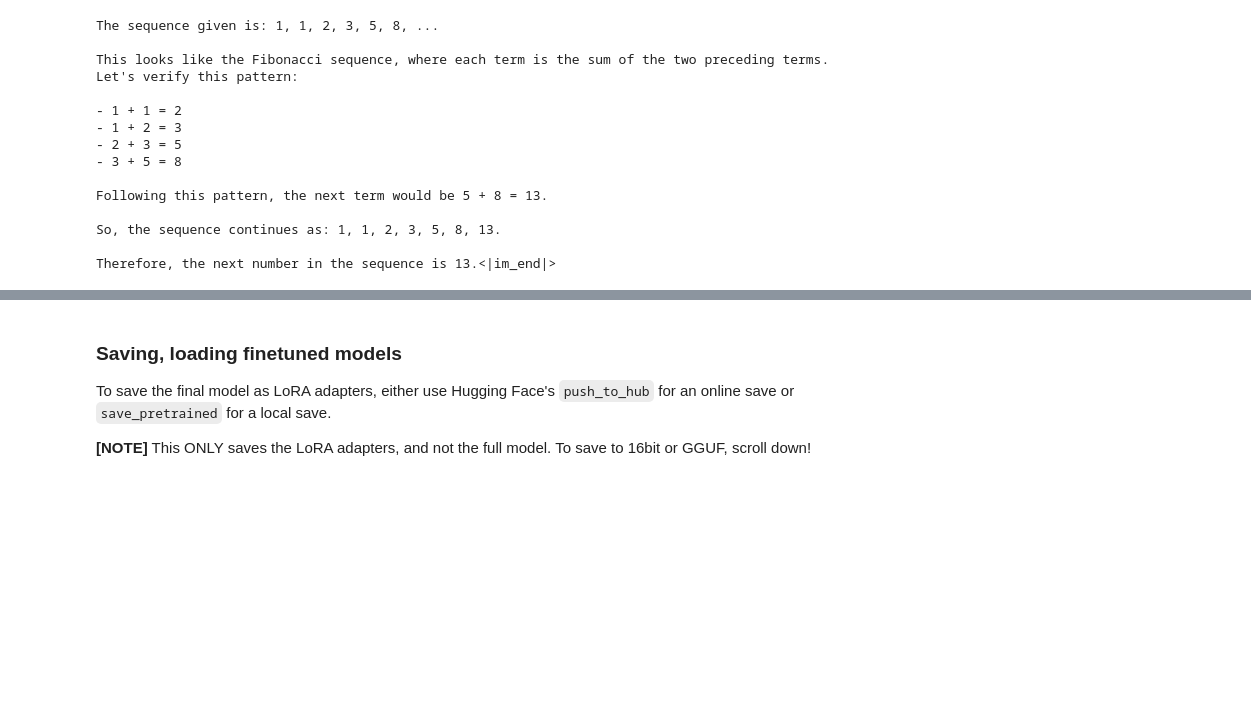
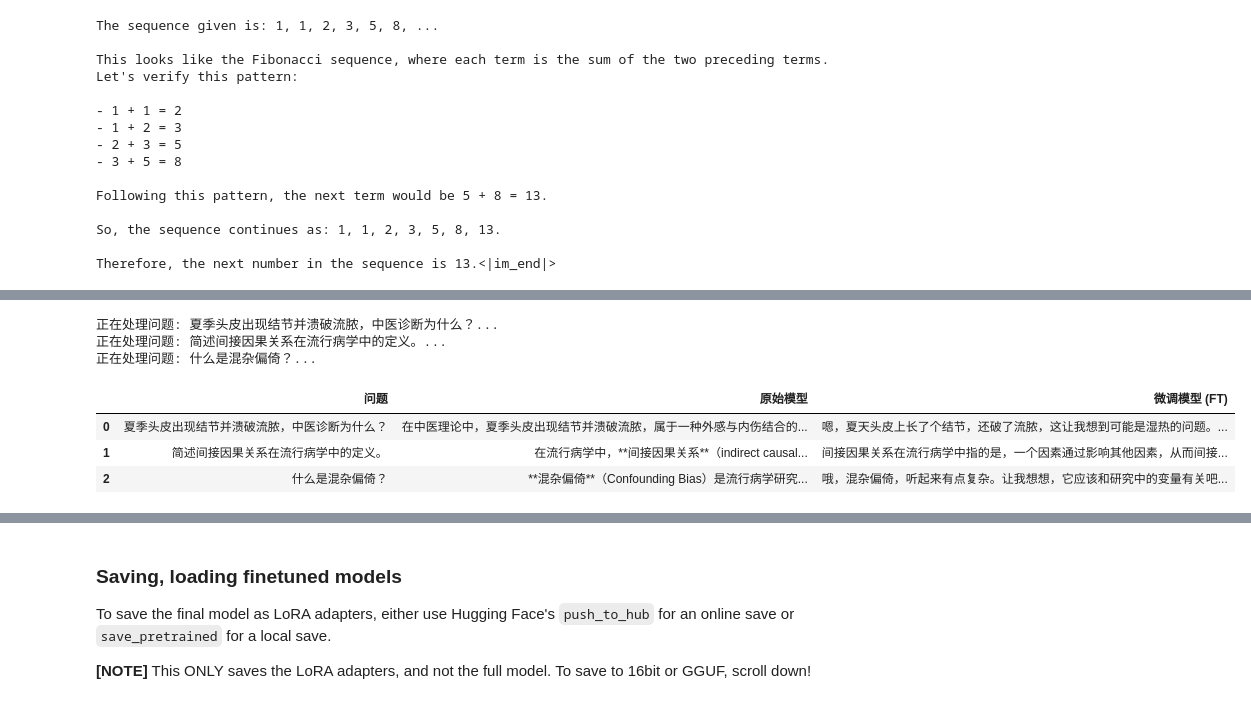
Before and after one commit to BrotherHai/1, a Jupyter notebook: nb/Kaggle-Qwen3_(4B)-Instruct.ipynb, the cells around one changed output, grey strips where cells are left out. Saved outputs shown, nothing was run; the diff lists cells and outputs as text; code cells hidden in the pictures; blank space fills up the shorter version.

```diff
--- a/nb/Kaggle-Qwen3_(4B)-Instruct.ipynb
+++ b/nb/Kaggle-Qwen3_(4B)-Instruct.ipynb
@@ -424,0 +578,12 @@ Therefore, the next number in the sequence is 13.<|im_end|>
+# %%
+from unsloth import FastLanguageModel
+import torch
+
+# 1. 加载原始未微调模型作为对照组
+base_model, base_tokenizer = FastLanguageModel.from_pretrained(
+    model_name = "unsloth/Qwen3-4B-Instruct-2507",
+    max_seq_length = 2048,
+    load_in_4bit = True,
+)
+FastLanguageModel.for_inference(base_model)
+FastLanguageModel.for_inference(model) # 确保微调后的模型也处于推理模式
@@ -424,0 +615,43 @@ Therefore, the next number in the sequence is 13.<|im_end|>
+# %%
+import pandas as pd
+
+def get_response(target_model, target_tokenizer, prompt):
+    messages = [
+        {"role": "system", "content": "你是一个专业的医学知识助手。"},
+        {"role": "user", "content": prompt}
+    ]
+    input_text = target_tokenizer.apply_chat_template(messages, tokenize=False, add_generation_prompt=True)
+    inputs = target_tokenizer(input_text, return_tensors="pt").to("cuda")
+    outputs = target_model.generate(
+        **inputs,
+        max_new_tokens=512,
+        temperature=0.1, # 降低随机性以便公平对比
+        top_p=0.95
+    )
+    return target_tokenizer.decode(outputs[0][len(inputs[0]):], skip_special_tokens=True)
+
+# 准备测试问题
+test_queries = [
+    "夏季头皮出现结节并溃破流脓，中医诊断为什么？",
+    "简述间接因果关系在流行病学中的定义。",
+    "什么是混杂偏倚？"
+]
+
+results = []
+for q in test_queries:
+    print(f"正在处理问题: {q}...")
+    base_out = get_response(base_model, base_tokenizer, q)
+    ft_out = get_response(model, tokenizer, q)
+    results.append({"问题": q, "原始模型": base_out, "微调模型 (FT)": ft_out})
+
+# 展示对比结果
+df_comparison = pd.DataFrame(results)
+display(df_comparison)
+# %% [output]
+正在处理问题: 夏季头皮出现结节并溃破流脓，中医诊断为什么？...
+正在处理问题: 简述间接因果关系在流行病学中的定义。...
+正在处理问题: 什么是混杂偏倚？...
+|  | 问题 | 原始模型 | 微调模型 (FT) |
+| 0 | 夏季头皮出现结节并溃破流脓，中医诊断为什么？ | 在中医理论中，夏季头皮出现结节并溃破流脓，属于一种外感与内伤结合的... | 嗯，夏天头皮上长了个结节，还破了流脓，这让我想到可能是湿热的问题。... |
+| 1 | 简述间接因果关系在流行病学中的定义。 | 在流行病学中，**间接因果关系**（indirect causal... | 间接因果关系在流行病学中指的是，一个因素通过影响其他因素，从而间接... |
+| 2 | 什么是混杂偏倚？ | **混杂偏倚**（Confounding Bias）是流行病学研究... | 哦，混杂偏倚，听起来有点复杂。让我想想，它应该和研究中的变量有关吧... |
```
Also changed, not shown: parts of 13 cells of this notebook.
